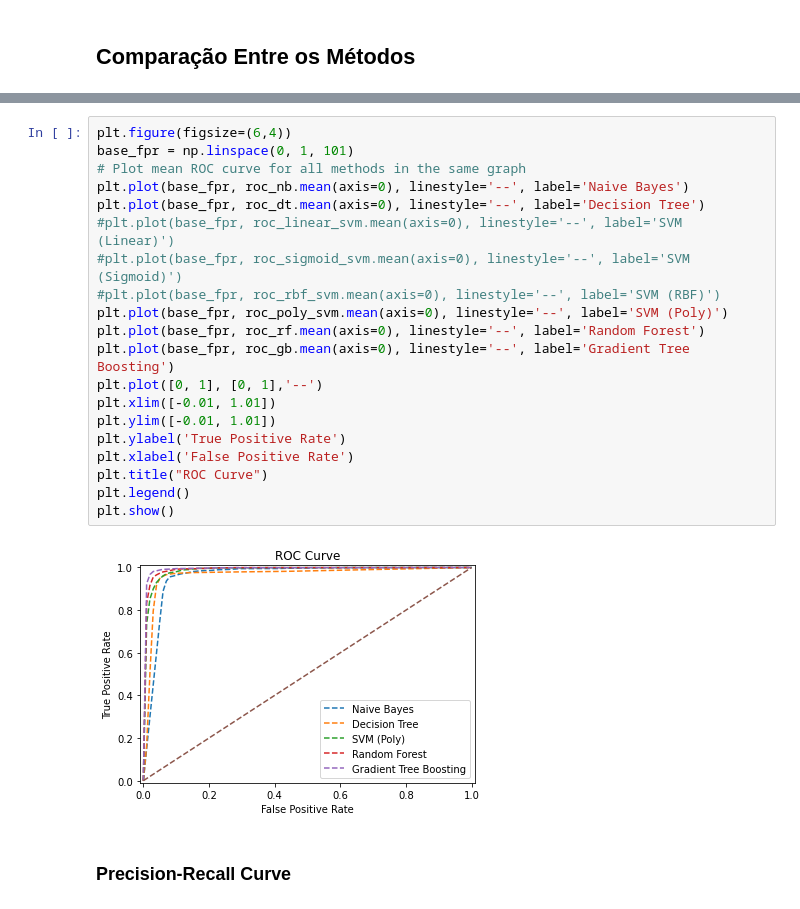
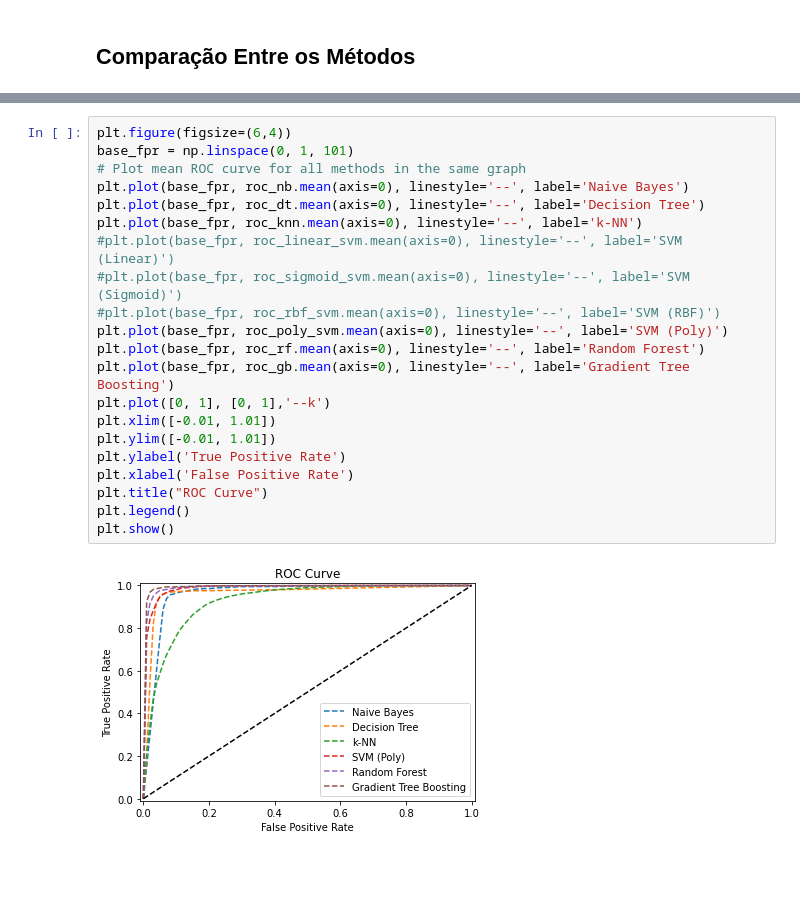
Before and after one commit to vcaitite/machine-learning-exercises, a Jupyter notebook: TP1/Trabalho Prático 1 - Classificação de Exoplanetas.ipynb, the cells around one changed output, grey strips where cells are left out. Drawn from its saved outputs; the diff is of its cells as text; blank space fills up the shorter version.

```diff
--- a/TP1/Trabalho Prático 1 - Classificação de Exoplanetas.ipynb
+++ b/TP1/Trabalho Prático 1 - Classificação de Exoplanetas.ipynb
@@ -607,24 +673,23 @@ print(table)
 # %%
 plt.figure(figsize=(6,4))
 base_fpr = np.linspace(0, 1, 101)
 # Plot mean ROC curve for all methods in the same graph
 plt.plot(base_fpr, roc_nb.mean(axis=0), linestyle='--', label='Naive Bayes')
 plt.plot(base_fpr, roc_dt.mean(axis=0), linestyle='--', label='Decision Tree')
+plt.plot(base_fpr, roc_knn.mean(axis=0), linestyle='--', label='k-NN')
 #plt.plot(base_fpr, roc_linear_svm.mean(axis=0), linestyle='--', label='SVM (Linear)')
 #plt.plot(base_fpr, roc_sigmoid_svm.mean(axis=0), linestyle='--', label='SVM (Sigmoid)')
 #plt.plot(base_fpr, roc_rbf_svm.mean(axis=0), linestyle='--', label='SVM (RBF)')
 plt.plot(base_fpr, roc_poly_svm.mean(axis=0), linestyle='--', label='SVM (Poly)')
 plt.plot(base_fpr, roc_rf.mean(axis=0), linestyle='--', label='Random Forest')
 plt.plot(base_fpr, roc_gb.mean(axis=0), linestyle='--', label='Gradient Tree Boosting')
-plt.plot([0, 1], [0, 1],'--')
+plt.plot([0, 1], [0, 1],'--k')
 plt.xlim([-0.01, 1.01])
 plt.ylim([-0.01, 1.01])
 plt.ylabel('True Positive Rate')
 plt.xlabel('False Positive Rate')
 plt.title("ROC Curve")
 plt.legend()
 plt.show()
 # %% [output]
-[figure, old version]
+[figure, new version]
-# %% [markdown]
-### Precision-Recall Curve
```
Also changed, not shown: parts of 43 cells of this notebook.
